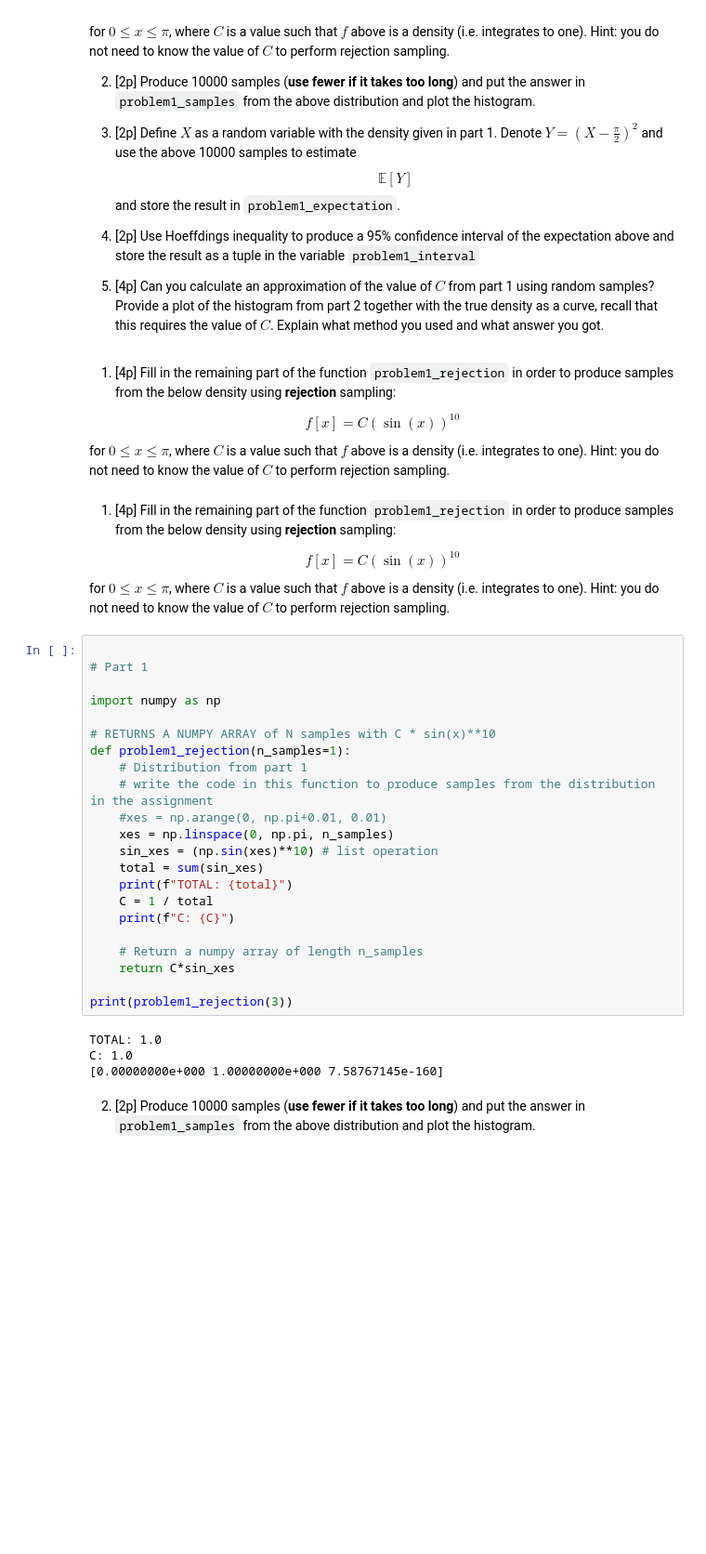
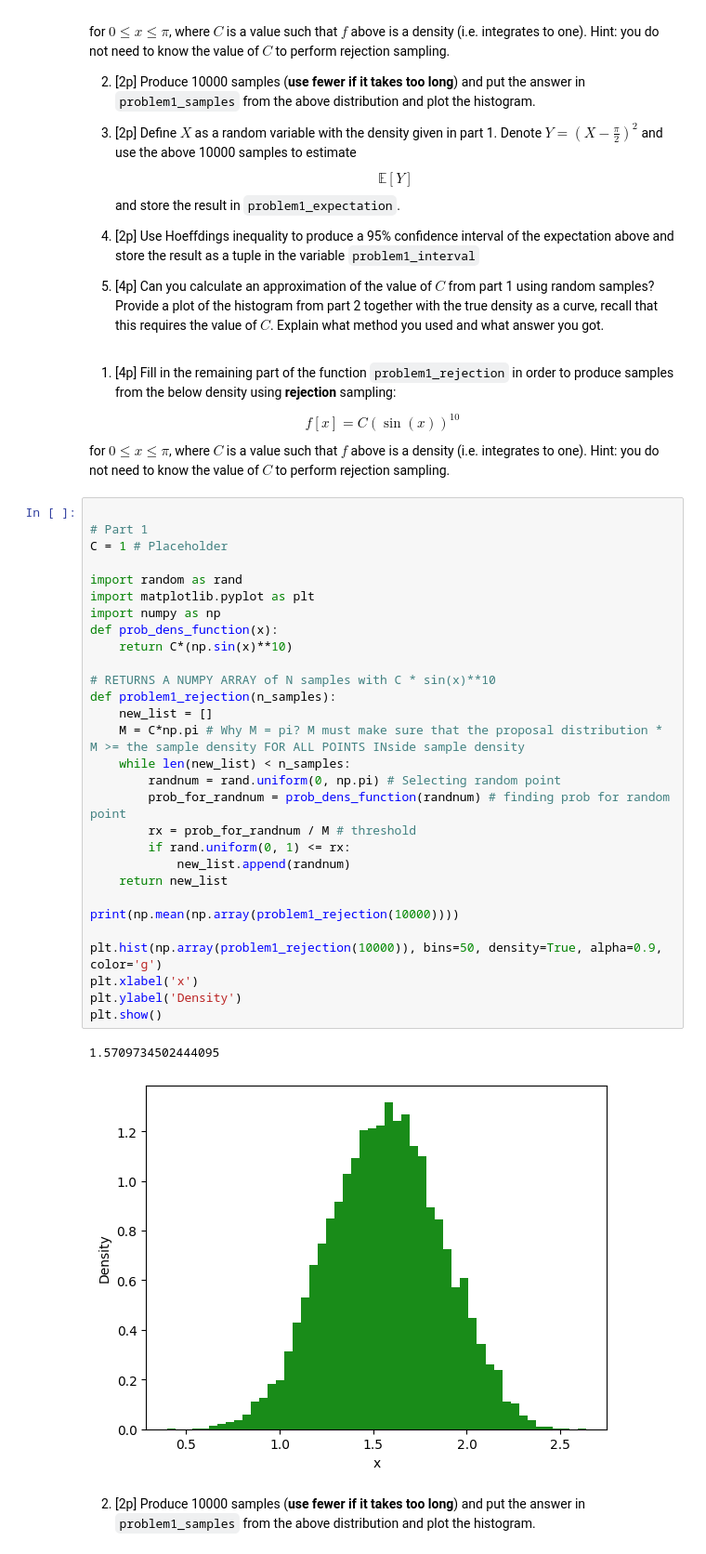
Before and after one commit to Rickrokyfy/IntroDLTenta, a Jupyter notebook: Exam24.ipynb, the cells around one changed output. Shown at 93% size. Drawn from its saved outputs; the diff is of its cells as text; blank space fills up the shorter version.

```diff
--- a/Exam24.ipynb
+++ b/Exam24.ipynb
@@ -58,13 +58,6 @@ and store the result in `problem1_expectation`.
 4. [2p] Use Hoeffdings inequality to produce a 95\% confidence interval of the expectation above and store the result as a tuple in the variable `problem1_interval`
 
 5. [4p] Can you calculate an approximation of the value of $C$ from part 1 using random samples? Provide a plot of the histogram from part 2 together with the true density as a curve, recall that this requires the value of $C$. Explain what method you used and what answer you got.
-# %% [markdown]
-1. [4p] Fill in the remaining part of the function `problem1_rejection` in order to produce samples from the below density using **rejection** sampling:
-
-$$
-    f[x] = C (\sin(x))^{10}
-$$
-for $0 \leq x \leq \pi$, where $C$ is a value such that $f$ above is a density (i.e. integrates to one). Hint: you do not need to know the value of $C$ to perform rejection sampling.
 # %% [markdown]
 1. [4p] Fill in the remaining part of the function `problem1_rejection` in order to produce samples from the below density using **rejection** sampling:
 
@@ -75,29 +68,35 @@ for $0 \leq x \leq \pi$, where $C$ is a value such that $f$ above is a density (
 # %%
 
 # Part 1
+C = 1 # Placeholder
 
+import random as rand
+import matplotlib.pyplot as plt
 import numpy as np
+def prob_dens_function(x):
+    return C*(np.sin(x)**10)
 
 # RETURNS A NUMPY ARRAY of N samples with C * sin(x)**10
-def problem1_rejection(n_samples=1):
-    # Distribution from part 1
-    # write the code in this function to produce samples from the distribution in the assignment
-    #xes = np.arange(0, np.pi+0.01, 0.01)
-    xes = np.linspace(0, np.pi, n_samples)
-    sin_xes = (np.sin(xes)**10) # list operation
-    total = sum(sin_xes)
-    print(f"TOTAL: {total}")
-    C = 1 / total
-    print(f"C: {C}")
+def problem1_rejection(n_samples):
+    new_list = []
+    M = C*np.pi # Why M = pi? M must make sure that the proposal distribution * M >= the sample density FOR ALL POINTS INside sample density
+    while len(new_list) < n_samples:
+        randnum = rand.uniform(0, np.pi) # Selecting random point
+        prob_for_randnum = prob_dens_function(randnum) # finding prob for random point
+        rx = prob_for_randnum / M # threshold
+        if rand.uniform(0, 1) <= rx:
+            new_list.append(randnum)
+    return new_list
 
-    # Return a numpy array of length n_samples
-    return C*sin_xes
+print(np.mean(np.array(problem1_rejection(10000))))
 
-print(problem1_rejection(3))
+plt.hist(np.array(problem1_rejection(10000)), bins=50, density=True, alpha=0.9, color='g')
+plt.xlabel('x')
+plt.ylabel('Density')
+plt.show()
 # %% [output]
-TOTAL: 1.0
-C: 1.0
-[0.00000000e+000 1.00000000e+000 7.58767145e-160]
+1.5709734502444095
+[figure, added]
 # %% [markdown]
 2. [2p] Produce 10000 samples (**use fewer if it takes too long**) and put the answer in `problem1_samples` from the above distribution and plot the histogram.
 # %%
```
Also changed, not shown: parts of 7 cells of this notebook.
